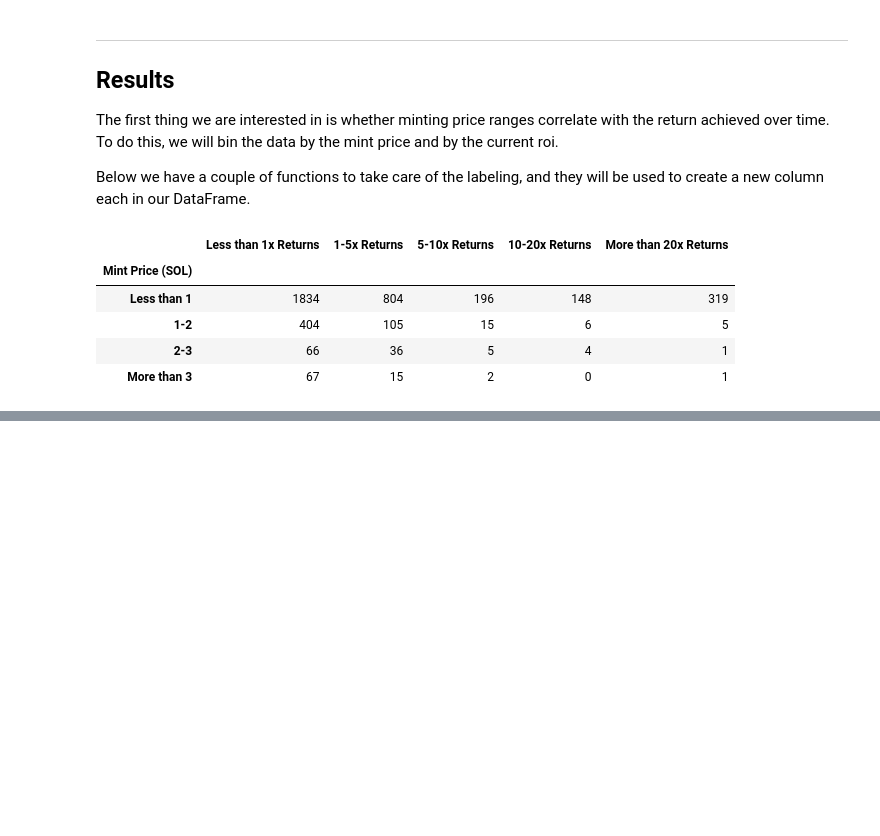
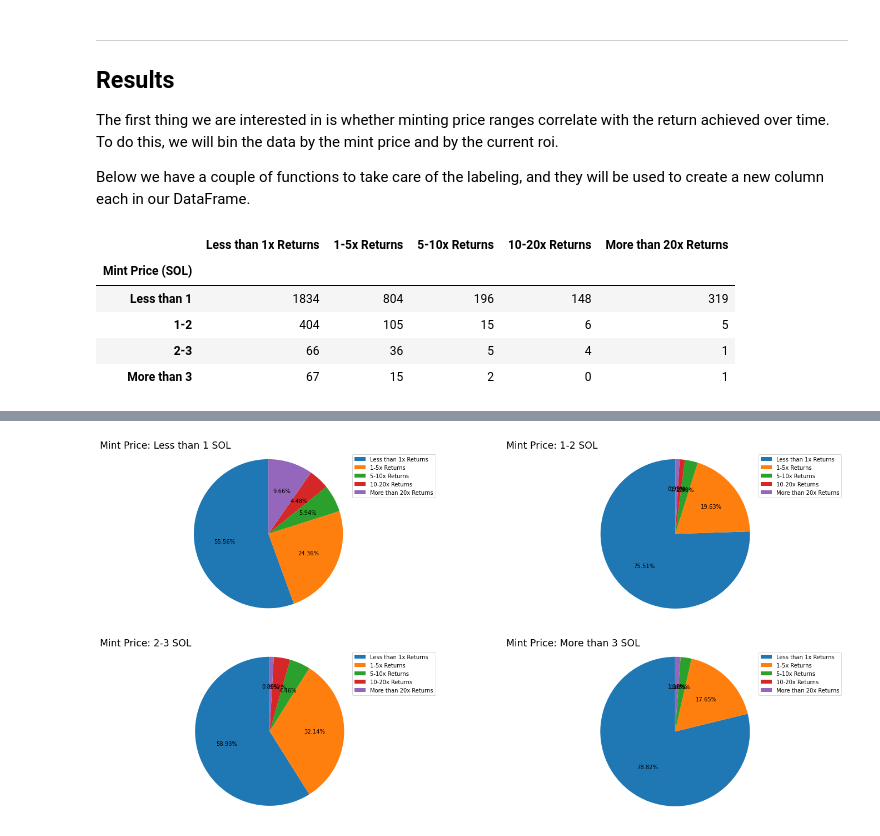
Before and after one commit to MeiLiing/flipside_bounties, a Jupyter notebook: solana_nft_bounty/nft_mint_sweetspot.ipynb, the cells around one changed output, grey strips where cells are left out. Cells and saved outputs as stored; diff of their text form; code cells hidden in the pictures; blank space fills up the shorter version.

```diff
--- a/solana_nft_bounty/nft_mint_sweetspot.ipynb
+++ b/solana_nft_bounty/nft_mint_sweetspot.ipynb
@@ -208,0 +207,36 @@ Text(1.0, 1.0, 'MagicEden NFTs: Returns based on Minting Price')
+# %%
+plt.figure(figsize=(24,12), facecolor='white')
+
+labels = pivoted.columns
+
+ax1 = plt.subplot(2,2,1)
+slices = pivoted.iloc[0]
+plt.pie(slices, autopct='%0.2f%%', startangle=90)
+plt.axis('equal')
+plt.title('Mint Price: Less than 1 SOL', size='xx-large', loc='left')
+plt.legend(labels=labels)
+
+ax2 = plt.subplot(2,2,2)
+slices = pivoted.iloc[1]
+plt.pie(slices, autopct='%0.2f%%', startangle=90)
+plt.axis('equal')
+plt.title('Mint Price: 1-2 SOL', size='xx-large', loc='left')
+plt.legend(labels=labels)
+
+ax3 = plt.subplot(2,2,3)
+slices = pivoted.iloc[2]
+plt.pie(slices, autopct='%0.2f%%', startangle=90)
+plt.axis('equal')
+plt.title('Mint Price: 2-3 SOL', size='xx-large', loc='left')
+plt.legend(labels=labels)
+
+ax4 = plt.subplot(2,2,4)
+slices = pivoted.iloc[3]
+plt.pie(slices, autopct='%0.2f%%', startangle=90)
+plt.axis('equal')
+plt.title('Mint Price: More than 3 SOL', size='xx-large', loc='left')
+plt.legend(labels=labels)
+
+plt.show()
+# %% [output]
+[figure, added]
```
Also changed, not shown: parts of 2 cells of this notebook, 2 other files.
